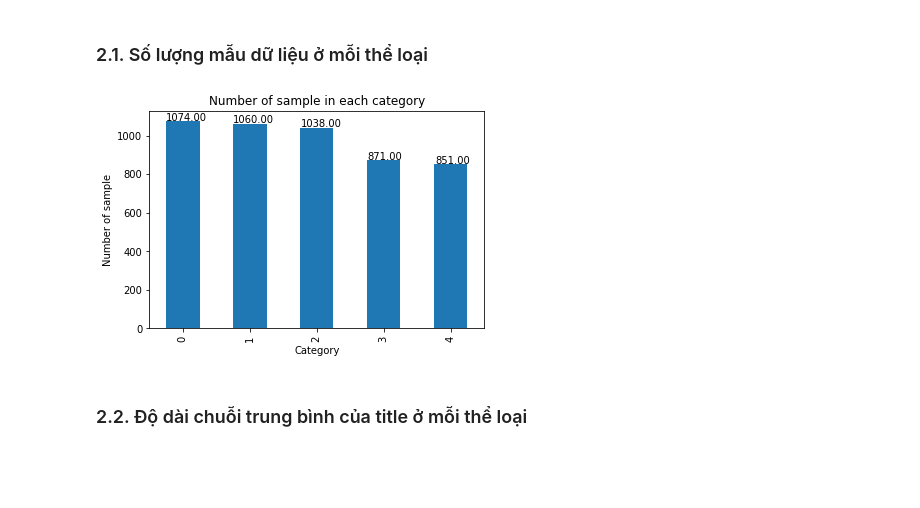
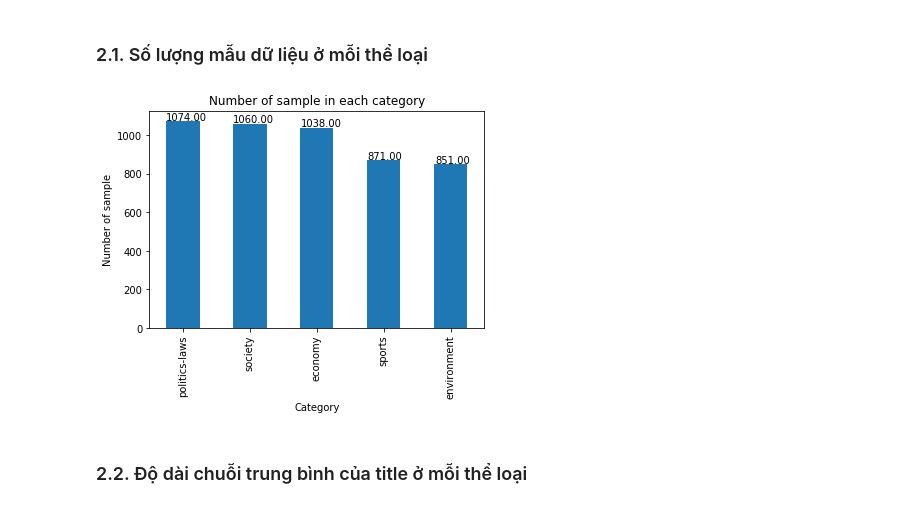
Before and after one commit to tuandoan998/DS_Final_Project, a Jupyter notebook: scripts/pipe_line.ipynb, the cells around one changed output. Cells and saved outputs as stored; diff of their text form; code cells hidden in the pictures; blank space fills up the shorter version.

```diff
--- a/scripts/pipe_line.ipynb
+++ b/scripts/pipe_line.ipynb
@@ -88,14 +88,18 @@ False
 # %% [markdown]
 ### 2.1. Số lượng mẫu dữ liệu ở mỗi thể loại
 # %%
-ax = pd.value_counts(data_df['label']).plot(kind="bar")
+display_sr = pd.Series()
+for i,label in enumerate(data_df['label'].unique()):
+    display_sr.at[label_name[i]] = len(data_df.loc[data_df['label'] == i])
+
+ax = display_sr.plot(kind='bar')
 ax.set_xlabel('Category')
 ax.set_ylabel('Number of sample')
 ax.set_title('Number of sample in each category')
 
 value_to_top_bar(ax)
 # %% [output]
-[figure, old version]
+[figure, new version]
 # %% [markdown]
 ### 2.2. Độ dài chuỗi trung bình của title ở mỗi thể loại
 # %%
```
Also changed, not shown: parts of 7 cells of this notebook, 2 other files.
